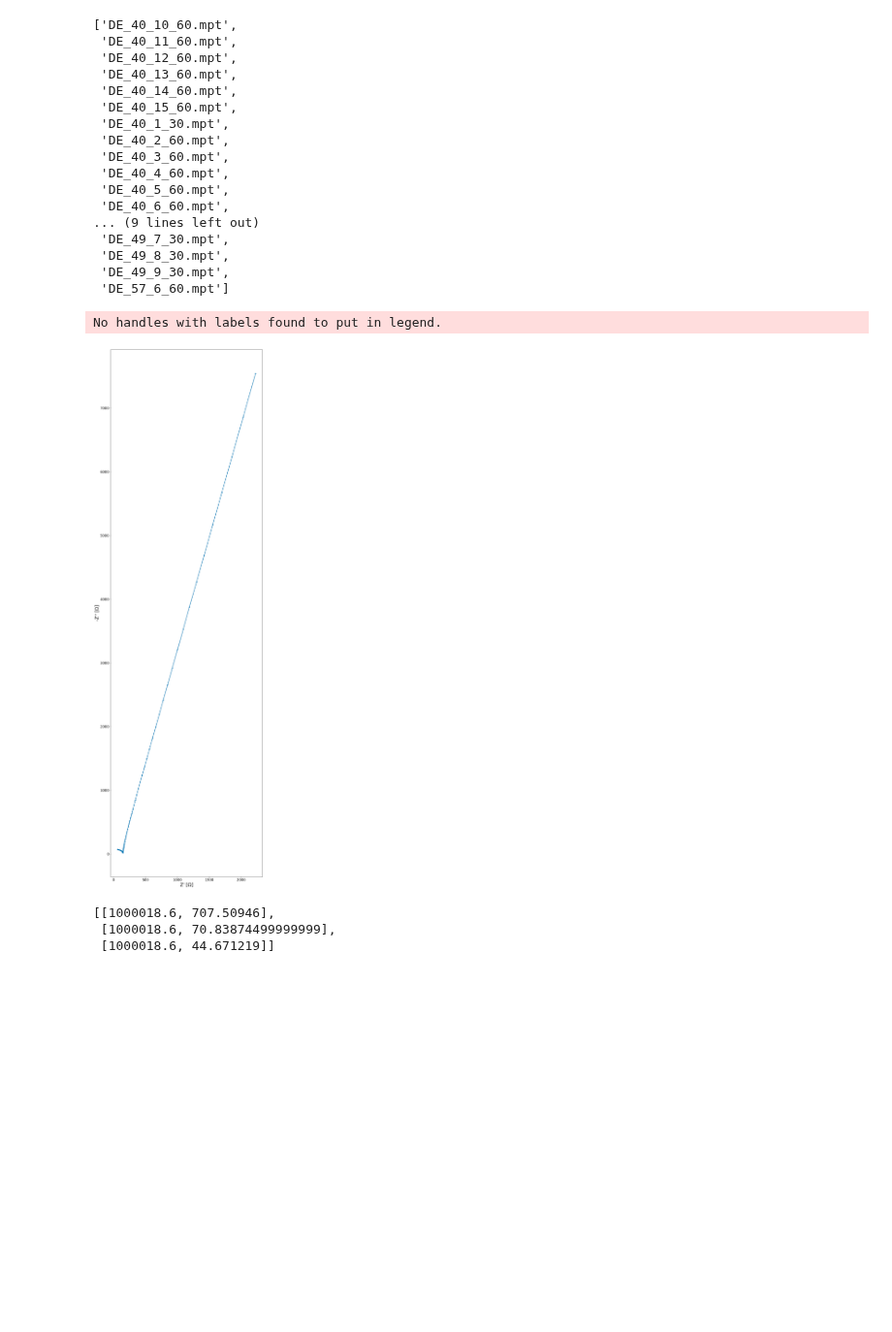
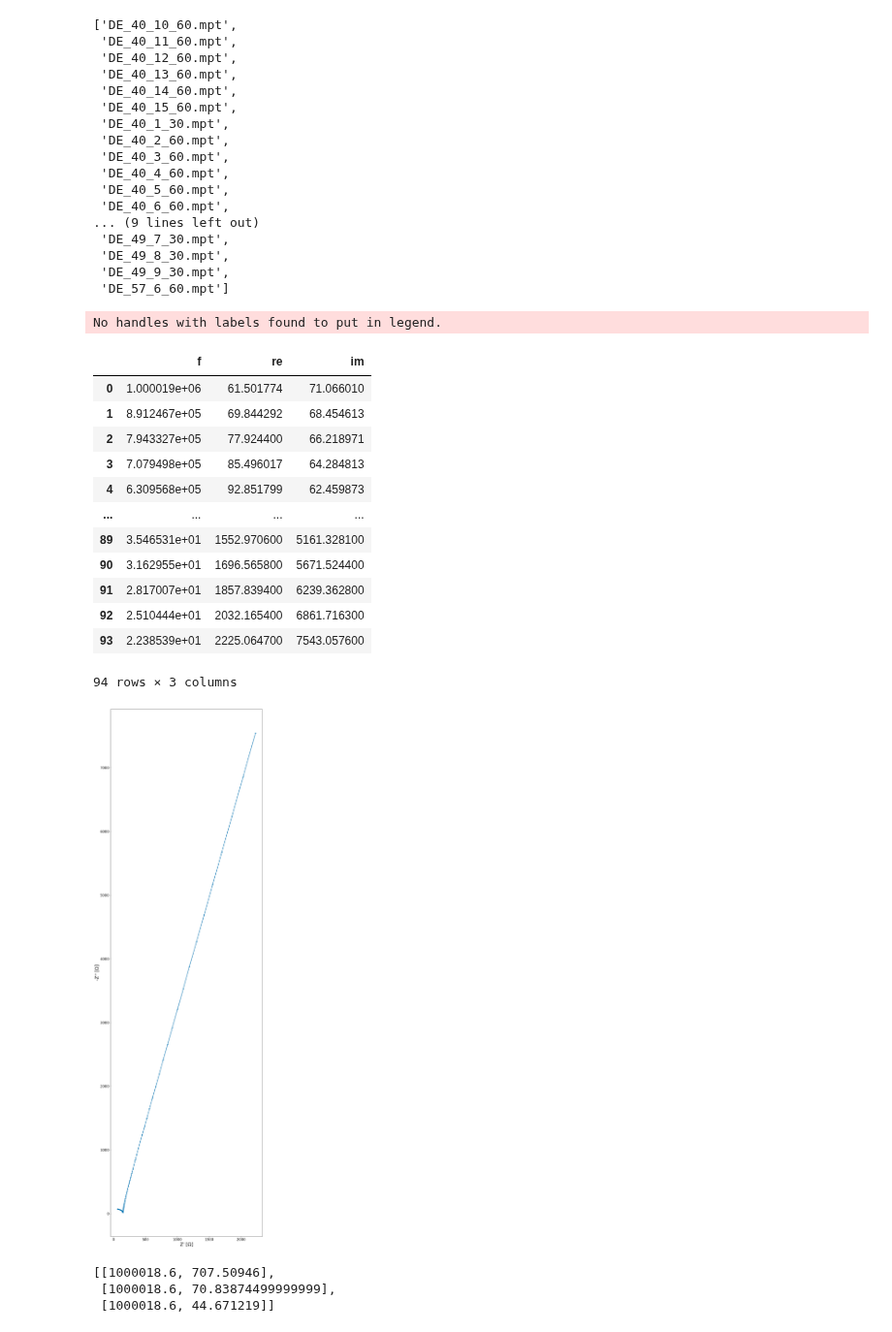
Before and after one commit to WildcatDiscovery/Kyler_Speed_Circuit, a Jupyter notebook: python_notebooks/binning.ipynb, the cells around one changed output. Shown at 97% size. Drawn from its saved outputs; the diff is of its cells as text; code cells hidden in the pictures; blank space fills up the shorter version.

```diff
--- a/python_notebooks/binning.ipynb
+++ b/python_notebooks/binning.ipynb
@@ -30,9 +30,26 @@ path_files
 # %%
 ex_mpt = mpt_data(path,['DE_40_9_60.mpt'])
 ex_mpt.set_new_gph_dims(20,100)
 ex_mpt.mpt_plot()
+c = ex_mpt.df_raw.iloc[:,0:3]
+#for cols in c.columns.tolist()[1:]:
+ #   c = c.ix[c[cols] > 0]
+c
 # %% [output]
 No handles with labels found to put in legend.
+|  | f | re | im |
+| 0 | 1.000019e+06 | 61.501774 | 71.066010 |
+| 1 | 8.912467e+05 | 69.844292 | 68.454613 |
+| 2 | 7.943327e+05 | 77.924400 | 66.218971 |
+| 3 | 7.079498e+05 | 85.496017 | 64.284813 |
+| 4 | 6.309568e+05 | 92.851799 | 62.459873 |
+| ... | ... | ... | ... |
+| 89 | 3.546531e+01 | 1552.970600 | 5161.328100 |
+| 90 | 3.162955e+01 | 1696.565800 | 5671.524400 |
+| 91 | 2.817007e+01 | 1857.839400 | 6239.362800 |
+| 92 | 2.510444e+01 | 2032.165400 | 6861.716300 |
+| 93 | 2.238539e+01 | 2225.064700 | 7543.057600 |
+94 rows × 3 columns
 [figure]
 # %%
 mask_list = [ex_mpt.fast_mask(), ex_mpt.masker(), ex_mpt.masker0()]
```
Also changed, not shown: parts of 6 cells of this notebook, 3 other files.
